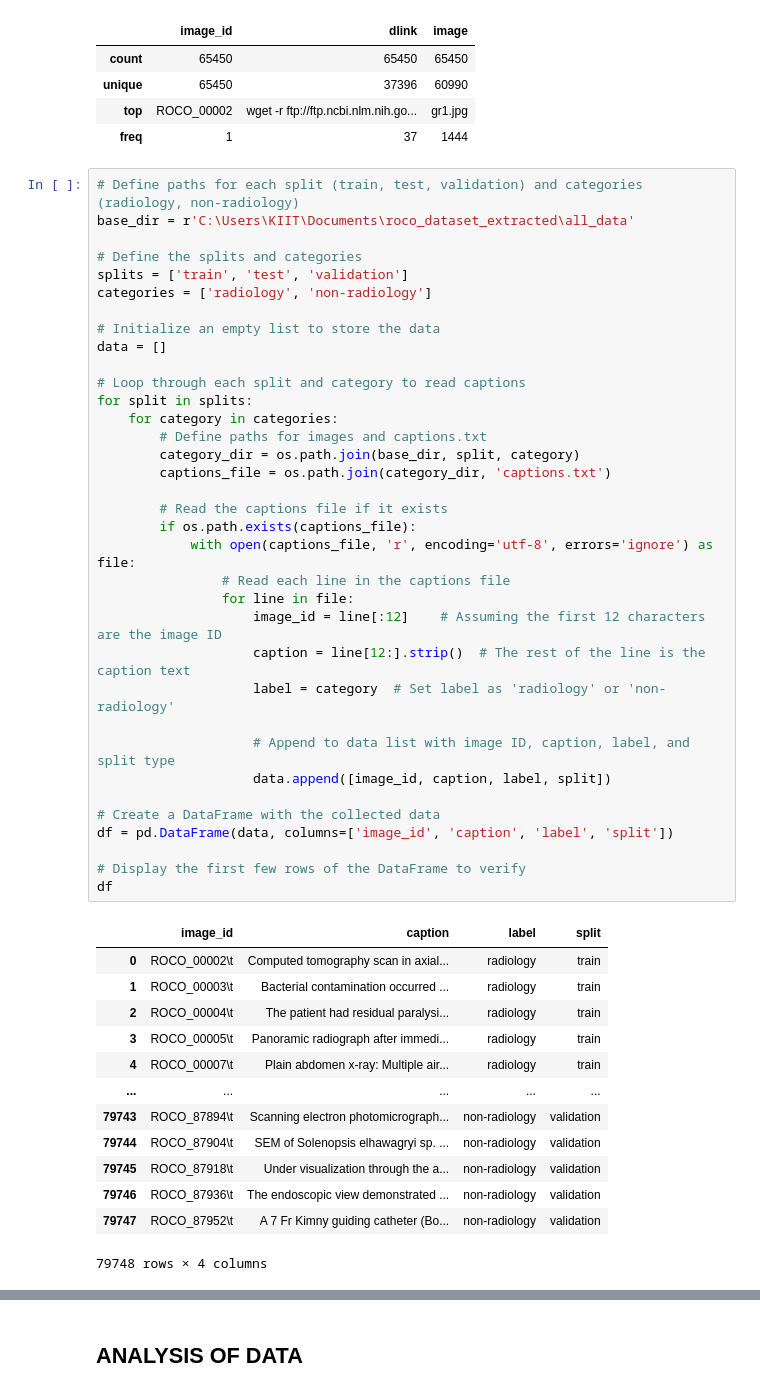
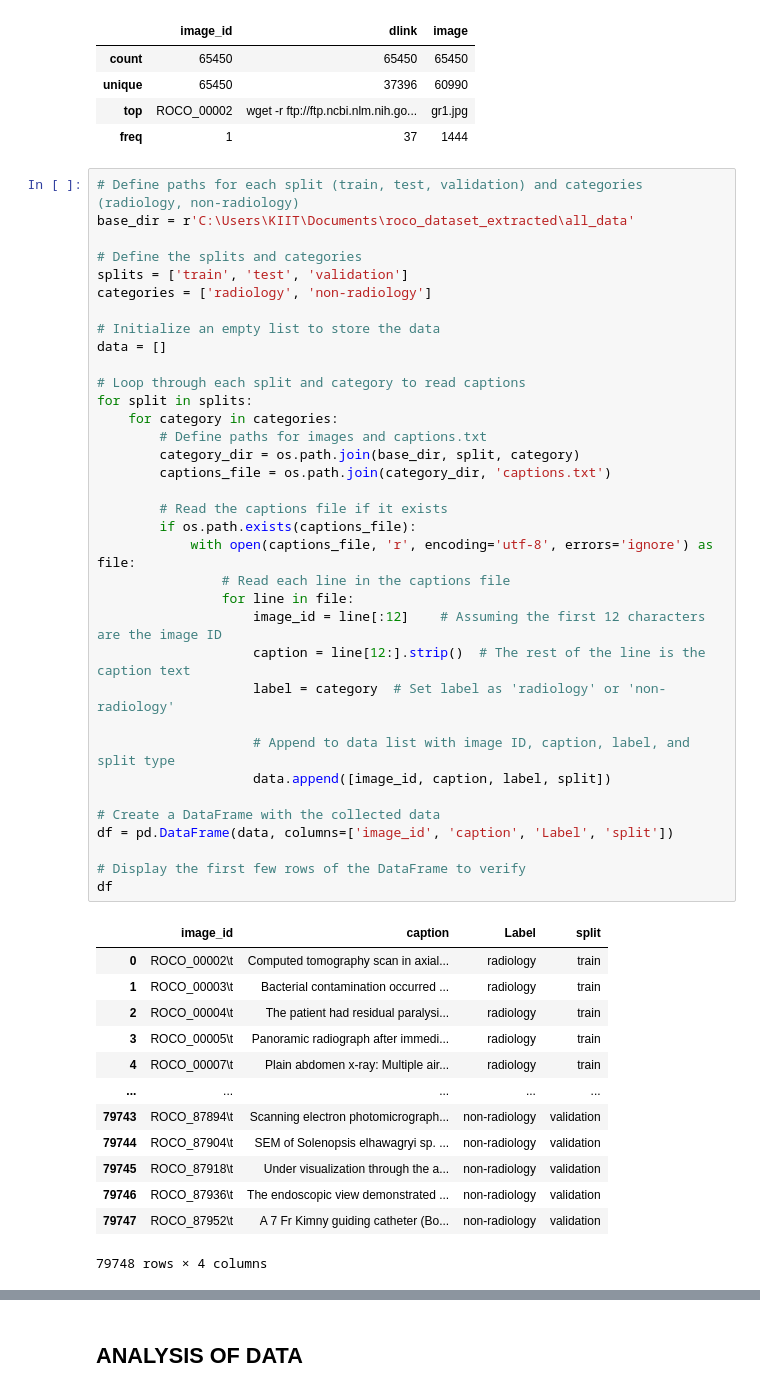
Before and after one commit to sarvansh451/Picaso_Phrase, a Jupyter notebook: Project_Picaso_Phrase_sarvansh.ipynb, the cells around one changed output, grey strips where cells are left out. Cells and saved outputs as stored; diff of their text form.

```diff
--- a/Project_Picaso_Phrase_sarvansh.ipynb
+++ b/Project_Picaso_Phrase_sarvansh.ipynb
@@ -89,35 +89,35 @@ base_dir = r'C:\Users\KIIT\Documents\roco_dataset_extracted\all_data'
 splits = ['train', 'test', 'validation']
 categories = ['radiology', 'non-radiology']
 
 # Initialize an empty list to store the data
 data = []
 
 # Loop through each split and category to read captions
 for split in splits:
     for category in categories:
         # Define paths for images and captions.txt
         category_dir = os.path.join(base_dir, split, category)
         captions_file = os.path.join(category_dir, 'captions.txt')
 
         # Read the captions file if it exists
         if os.path.exists(captions_file):
             with open(captions_file, 'r', encoding='utf-8', errors='ignore') as file:
                 # Read each line in the captions file
                 for line in file:
                     image_id = line[:12]    # Assuming the first 12 characters are the image ID
                     caption = line[12:].strip()  # The rest of the line is the caption text
                     label = category  # Set label as 'radiology' or 'non-radiology'
 
                     # Append to data list with image ID, caption, label, and split type
                     data.append([image_id, caption, label, split])
 
 # Create a DataFrame with the collected data
-df = pd.DataFrame(data, columns=['image_id', 'caption', 'label', 'split'])
+df = pd.DataFrame(data, columns=['image_id', 'caption', 'Label', 'split'])
 
 # Display the first few rows of the DataFrame to verify
 df
 # %% [output]
-|  | image_id | caption | label | split |
+|  | image_id | caption | Label | split |
 | 0 | ROCO_00002\t | Computed tomography scan in axial... | radiology | train |
 | 1 | ROCO_00003\t | Bacterial contamination occurred ... | radiology | train |
 | 2 | ROCO_00004\t | The patient had residual paralysi... | radiology | train |
```
Also changed, not shown: parts of 66 cells of this notebook.
